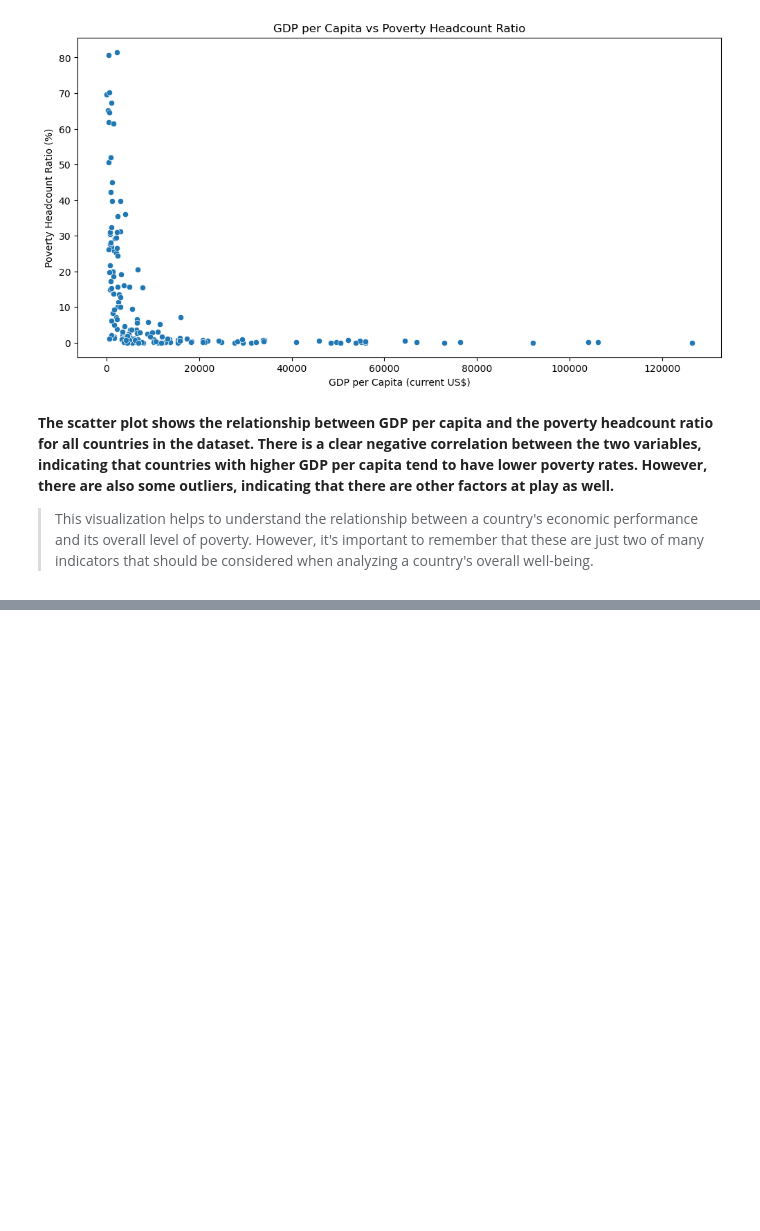
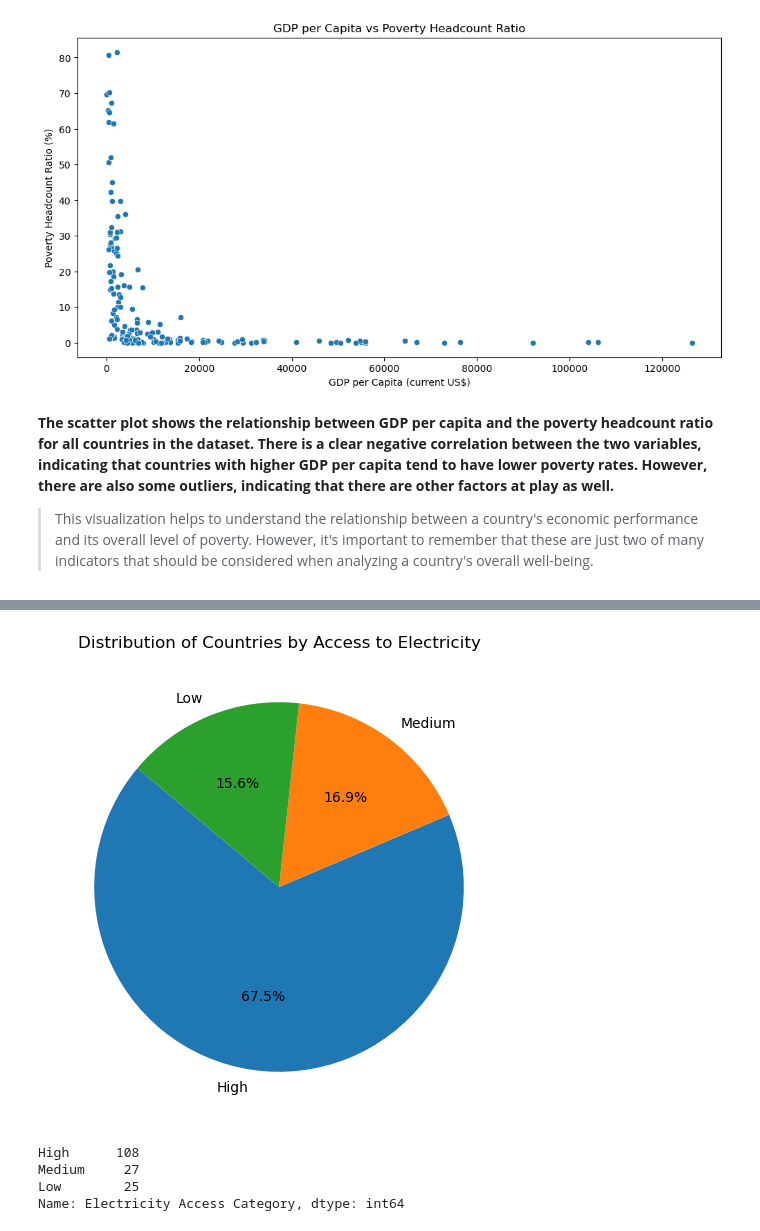
Before and after one commit to raj-rajat/All-Countries-and-their-Economies, a Jupyter notebook: all-countries-and-their-economies.ipynb, the cells around one changed output, grey strips where cells are left out. Cells and saved outputs as stored; diff of their text form; code cells hidden in the pictures; blank space fills up the shorter version.

```diff
--- a/all-countries-and-their-economies.ipynb
+++ b/all-countries-and-their-economies.ipynb
@@ -436,0 +469,28 @@ plt.show()
+# %%
+# Drop rows with missing values in the 'Access to electricity (% of population)' column
+data = data.dropna(subset=['Access to electricity (% of population)'])
+
+# Categorize the countries into three groups based on the percentage of the population with access to electricity
+data['Electricity Access Category'] = pd.cut(data['Access to electricity (% of population)'], bins=[0, 50, 90, 100], labels=['Low', 'Medium', 'High'])
+
+# Get the number of countries in each category
+electricity_access_counts = data['Electricity Access Category'].value_counts()
+
+# Set the size of the figure
+plt.figure(figsize=(10, 6))
+
+# Create a pie chart
+plt.pie(electricity_access_counts, labels=electricity_access_counts.index, autopct='%1.1f%%', startangle=140)
+
+# Set the title of the plot
+plt.title('Distribution of Countries by Access to Electricity')
+
+plt.show()
+
+electricity_access_counts
+# %% [output]
+[figure, added]
+High      108
+Medium     27
+Low        25
+Name: Electricity Access Category, dtype: int64
```
Also changed, not shown: parts of 13 cells of this notebook.
